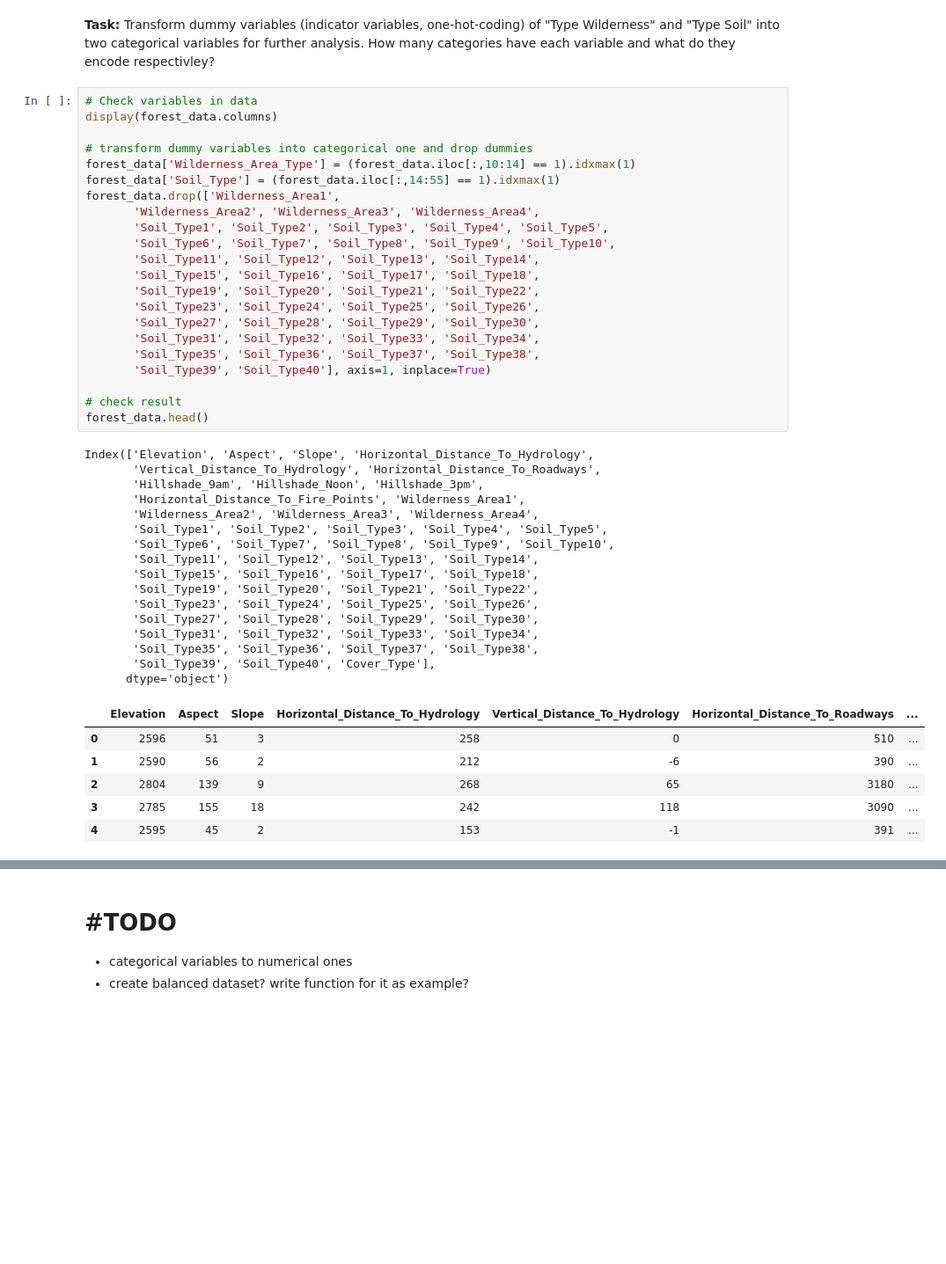
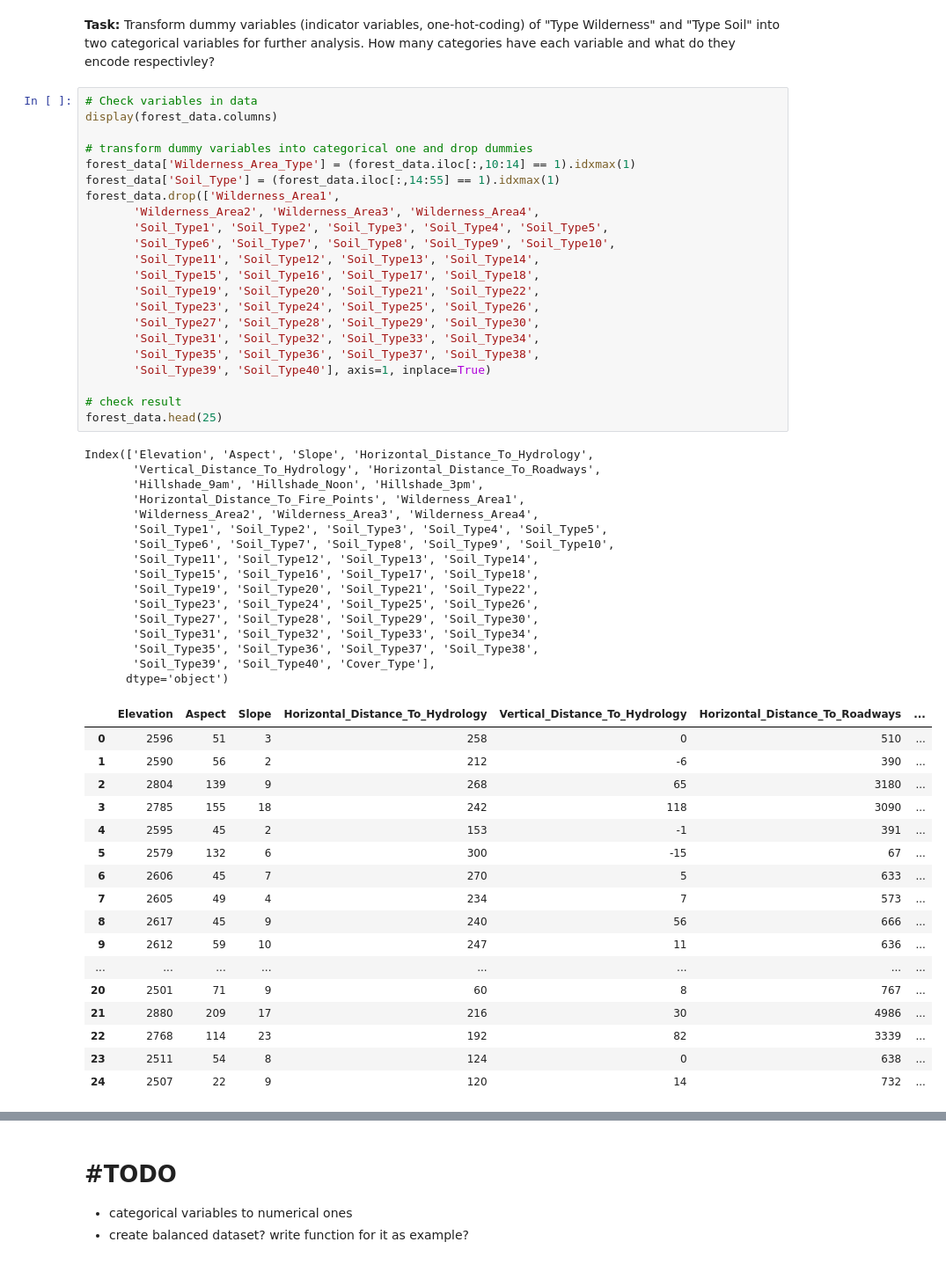
Before and after one commit to CorrelAid/correlaid-machine-learning-spring-school, a Jupyter notebook: notebooks/CorrelAid_ML_winterschool_05.ipynb, the cells around one changed output, grey strips where cells are left out. Shown at 88% size. Drawn from its saved outputs; the diff is of its cells as text; blank space fills up the shorter version.

```diff
--- a/notebooks/CorrelAid_ML_winterschool_05.ipynb
+++ b/notebooks/CorrelAid_ML_winterschool_05.ipynb
@@ -99,34 +125,45 @@ forest_data.drop(['Wilderness_Area1',
        'Soil_Type23', 'Soil_Type24', 'Soil_Type25', 'Soil_Type26',
        'Soil_Type27', 'Soil_Type28', 'Soil_Type29', 'Soil_Type30',
        'Soil_Type31', 'Soil_Type32', 'Soil_Type33', 'Soil_Type34',
        'Soil_Type35', 'Soil_Type36', 'Soil_Type37', 'Soil_Type38',
        'Soil_Type39', 'Soil_Type40'], axis=1, inplace=True)
 
 # check result
-forest_data.head()
+forest_data.head(25)
 # %% [output]
 Index(['Elevation', 'Aspect', 'Slope', 'Horizontal_Distance_To_Hydrology',
        'Vertical_Distance_To_Hydrology', 'Horizontal_Distance_To_Roadways',
        'Hillshade_9am', 'Hillshade_Noon', 'Hillshade_3pm',
        'Horizontal_Distance_To_Fire_Points', 'Wilderness_Area1',
        'Wilderness_Area2', 'Wilderness_Area3', 'Wilderness_Area4',
        'Soil_Type1', 'Soil_Type2', 'Soil_Type3', 'Soil_Type4', 'Soil_Type5',
        'Soil_Type6', 'Soil_Type7', 'Soil_Type8', 'Soil_Type9', 'Soil_Type10',
        'Soil_Type11', 'Soil_Type12', 'Soil_Type13', 'Soil_Type14',
        'Soil_Type15', 'Soil_Type16', 'Soil_Type17', 'Soil_Type18',
        'Soil_Type19', 'Soil_Type20', 'Soil_Type21', 'Soil_Type22',
        'Soil_Type23', 'Soil_Type24', 'Soil_Type25', 'Soil_Type26',
        'Soil_Type27', 'Soil_Type28', 'Soil_Type29', 'Soil_Type30',
        'Soil_Type31', 'Soil_Type32', 'Soil_Type33', 'Soil_Type34',
        'Soil_Type35', 'Soil_Type36', 'Soil_Type37', 'Soil_Type38',
        'Soil_Type39', 'Soil_Type40', 'Cover_Type'],
       dtype='object')
 |  | Elevation | Aspect | Slope | Horizontal_Distance_To_Hydrology | Vertical_Distance_To_Hydrology | Horizontal_Distance_To_Roadways | ... |
 | 0 | 2596 | 51 | 3 | 258 | 0 | 510 | ... |
 | 1 | 2590 | 56 | 2 | 212 | -6 | 390 | ... |
 | 2 | 2804 | 139 | 9 | 268 | 65 | 3180 | ... |
 | 3 | 2785 | 155 | 18 | 242 | 118 | 3090 | ... |
 | 4 | 2595 | 45 | 2 | 153 | -1 | 391 | ... |
+| 5 | 2579 | 132 | 6 | 300 | -15 | 67 | ... |
+| 6 | 2606 | 45 | 7 | 270 | 5 | 633 | ... |
+| 7 | 2605 | 49 | 4 | 234 | 7 | 573 | ... |
+| 8 | 2617 | 45 | 9 | 240 | 56 | 666 | ... |
+| 9 | 2612 | 59 | 10 | 247 | 11 | 636 | ... |
+| ... | ... | ... | ... | ... | ... | ... | ... |
+| 20 | 2501 | 71 | 9 | 60 | 8 | 767 | ... |
+| 21 | 2880 | 209 | 17 | 216 | 30 | 4986 | ... |
+| 22 | 2768 | 114 | 23 | 192 | 82 | 3339 | ... |
+| 23 | 2511 | 54 | 8 | 124 | 0 | 638 | ... |
+| 24 | 2507 | 22 | 9 | 120 | 14 | 732 | ... |
 # %%
 #forest_data['Wilderness_Area_Type'] = forest_data['Wilderness_Area_Type'].cat.codes
 
```
Also changed, not shown: parts of 15 cells of this notebook.
